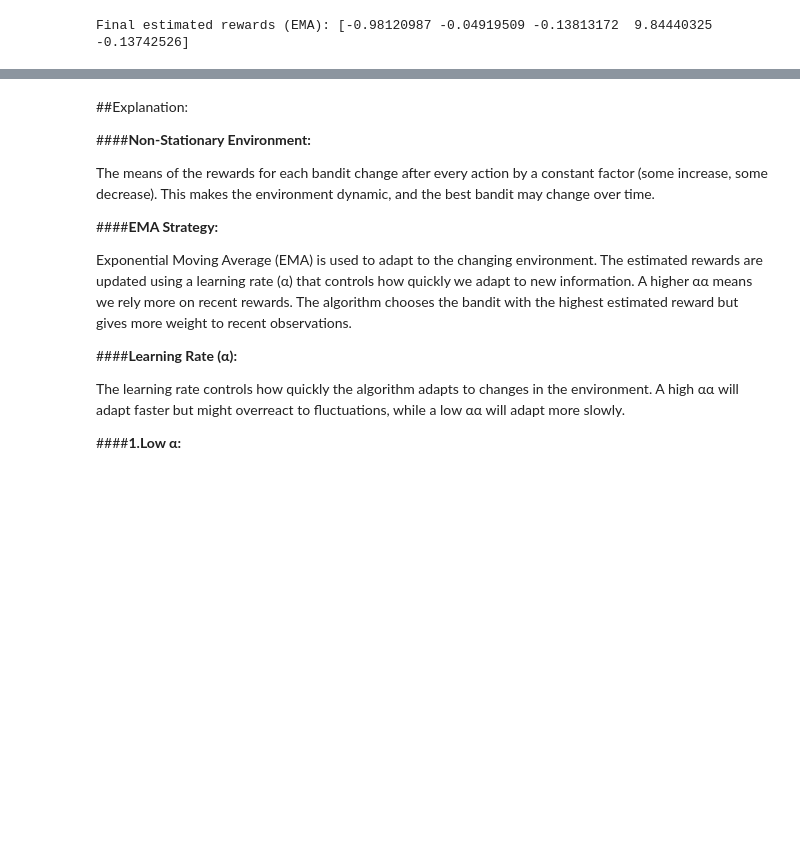
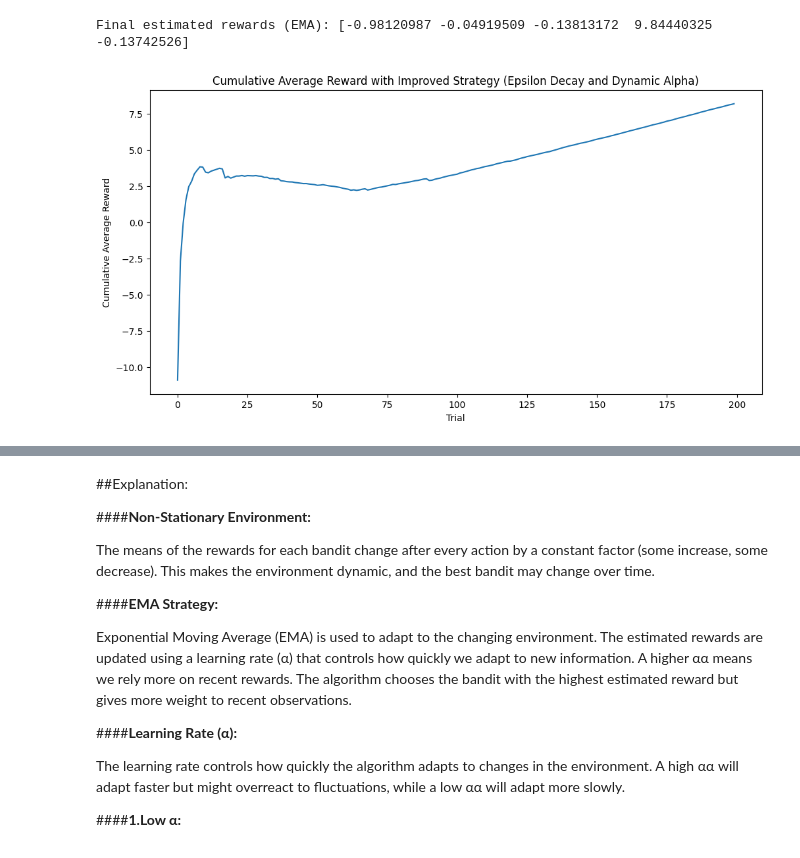
Before and after one commit to Mahmoudash97/RL_Assignment_Lab2, a Jupyter notebook: MAHMOUD_ASADI_H_Assignment_LAB2.ipynb, the cells around one changed output, grey strips where cells are left out. Saved outputs shown, nothing was run; the diff lists cells and outputs as text; code cells hidden in the pictures; blank space fills up the shorter version.

```diff
--- a/MAHMOUD_ASADI_H_Assignment_LAB2.ipynb
+++ b/MAHMOUD_ASADI_H_Assignment_LAB2.ipynb
@@ -1056,3 +1056,84 @@ print(f"Final estimated rewards (EMA): {estimated_rewards_ema}")
 # %% [output]
 [figure]
 Final estimated rewards (EMA): [-0.98120987 -0.04919509 -0.13813172  9.84440325 -0.13742526]
+# %%
+import numpy as np
+import matplotlib.pyplot as plt
+
+# Non-stationary Bandit Environment
+class BanditEnv_3:
+    def __init__(self):
+        self.means = np.array([[-10, 6, 8, 0, -2]])  # Initial means for each bandit
+        self.std = 1  # Standard deviation for normal distribution
+
+    def reset(self):
+        self.means = np.array([[-10, 6, 8, 0, -2]])  # Reset the means
+
+    def step(self, action):
+        self.means = self.means + np.array([[0.15, -0.1, -0.15, 0.05, 0.1]])  # Non-stationary update
+        return np.random.normal(self.means[0, action], self.std, 1)[0]  # Reward sampled from normal distribution
+
+# Create the BanditEnv_3 environment
+env3 = BanditEnv_3()
+env3.reset()
+
+# Enhanced Epsilon Greedy with Decay and Recency-Weighted Average (ERWA)
+def epsilon_greedy_non_stationary_improved(num_trials, env, initial_epsilon=0.1, epsilon_decay=0.99, alpha=0.1, dynamic_alpha=False):
+    num_bandits = env.means.shape[1]  # The number of bandits
+    estimated_rewards = np.zeros(num_bandits)  # Initialize estimated rewards for each bandit
+    total_rewards = []
+    epsilon = initial_epsilon
+
+    for t in range(1, num_trials + 1):
+        # Epsilon decay for continuous exploration
+        epsilon = max(0.01, epsilon * epsilon_decay)  # Decay epsilon but keep a minimum threshold for exploration
+
+        # Exploration vs. Exploitation decision
+        if np.random.rand() < epsilon:
+            # Exploration: randomly select a bandit
+            action = np.random.randint(0, num_bandits)
+        else:
+            # Exploitation: select the bandit with the highest estimated reward
+            action = np.argmax(estimated_rewards)
+
+        # Get the reward from the environment
+        reward = env.step(action)
+
+        # If dynamic alpha is enabled, update alpha based on time (more recent trials get higher weights)
+        if dynamic_alpha:
+            alpha = 1 / (1 + np.sqrt(t))  # Decaying alpha as time goes on, giving more importance to earlier updates
+
+        # Update the estimated reward using Exponential Recency-Weighted Average (ERWA)
+        estimated_rewards[action] += alpha * (reward - estimated_rewards[action])
+
+        # Store the reward for plotting
+        total_rewards.append(reward)
+
+    return total_rewards, estimated_rewards
+
+# Parameters
+num_trials = 200
+initial_epsilon = 0.2  # Start with a higher exploration rate
+epsilon_decay = 0.99  # Epsilon decays after each trial
+alpha = 0.1  # Recency-weighted average factor
+dynamic_alpha = True  # Enable dynamic alpha adjustment
+
+# Run the improved Epsilon Greedy algorithm with Decay and Dynamic Alpha in Non-Stationary environment
+env3.reset()
+total_rewards_non_stationary_improved, estimated_rewards_non_stationary_improved = epsilon_greedy_non_stationary_improved(
+    num_trials, env3, initial_epsilon, epsilon_decay, alpha, dynamic_alpha)
+
+# Plot the cumulative average reward
+cumulative_avg_reward_non_stationary_improved = np.cumsum(total_rewards_non_stationary_improved) / (np.arange(num_trials) + 1)
+
+plt.figure(figsize=(12, 6))
+plt.plot(cumulative_avg_reward_non_stationary_improved)
+plt.xlabel('Trial')
+plt.ylabel('Cumulative Average Reward')
+plt.title('Cumulative Average Reward with Improved Strategy (Epsilon Decay and Dynamic Alpha)')
+plt.show()
+
+# Print final estimated rewards
+print("Final estimated means (Improved):", estimated_rewards_non_stationary_improved)
+# %% [output]
+[figure, added]
```
Also changed, not shown: parts of 1 cell of this notebook.
